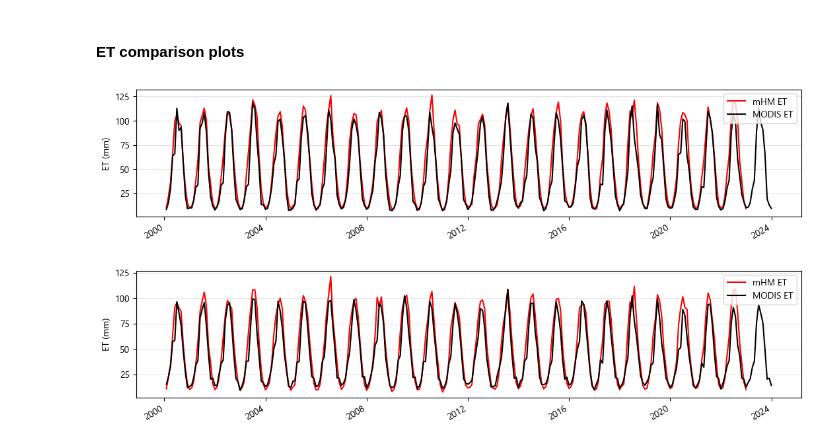
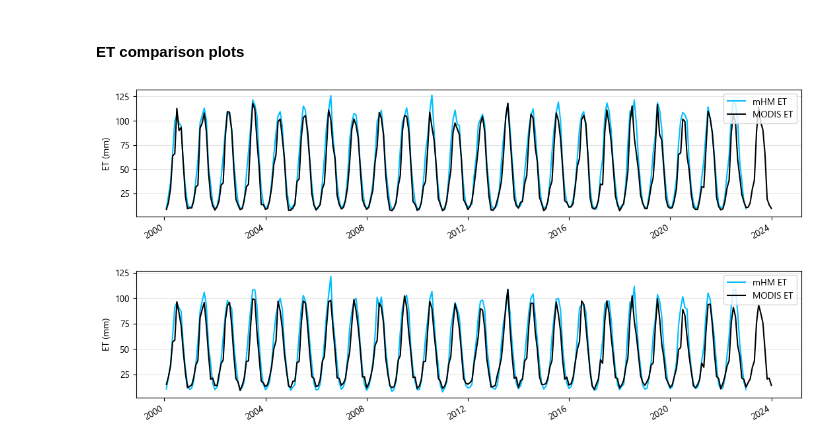
Before and after one commit to klekarkar/mHM_IO_dataprocessing, a Jupyter notebook: model_evaluation.ipynb, the cells around one changed output. Cells and saved outputs as stored; diff of their text form; code cells hidden in the pictures.

```diff
--- a/model_evaluation.ipynb
+++ b/model_evaluation.ipynb
@@ -416,24 +416,24 @@ plt.show()
 # %%
 #plot a random point
 fig, ax = plt.subplots(figsize=(13,2.5))
 
-mHM_ET_mon.sel(lat=slice(50.6, 50.2), lon=slice(5, 6)).mean(dim=['lat', 'lon']).plot(ax=ax, label = 'mHM ET', color='r');
+mHM_ET_mon.sel(lat=slice(50.6, 50.2), lon=slice(5, 6)).mean(dim=['lat', 'lon']).plot(ax=ax, label = 'mHM ET', color='deepskyblue', lw=1.5);
 modis_et_monscaled.sel(lat=slice(50.6, 50.2), lon=slice(5, 6)).mean(dim=['lat', 'lon']).plot(ax=ax, label = 'MODIS ET', color='k');
 plt.grid(axis='y', alpha=0.5, lw=0.5)
 plt.ylabel('ET (mm)')
 plt.xlabel('')
 plt.legend(loc='upper right');
 # %% [output]
-[figure, old version]
+[figure, new version]
 # %%
 #plot a random point
 fig, ax = plt.subplots(figsize=(13,2.5))
 
-mHM_ET_mon.sel(lat=slice(51.0, 50.8), lon=slice(2.0, 2.6)).mean(dim=['lat', 'lon']).plot(ax=ax, label = 'mHM ET', c='r');
+mHM_ET_mon.sel(lat=slice(51.0, 50.8), lon=slice(2.0, 2.6)).mean(dim=['lat', 'lon']).plot(ax=ax, label = 'mHM ET', c='deepskyblue', lw=1.5);
 modis_et_monscaled.sel(lat=slice(51.0, 50.8), lon=slice(2.0, 2.6)).mean(dim=['lat', 'lon']).plot(ax=ax, label = 'MODIS ET', c='k');
 plt.grid(axis='y', alpha=0.5, lw=0.5)
 plt.ylabel('ET (mm)')
 plt.xlabel('')
 plt.legend(loc='best');
 # %% [output]
-[figure, old version]
+[figure, new version]
```
